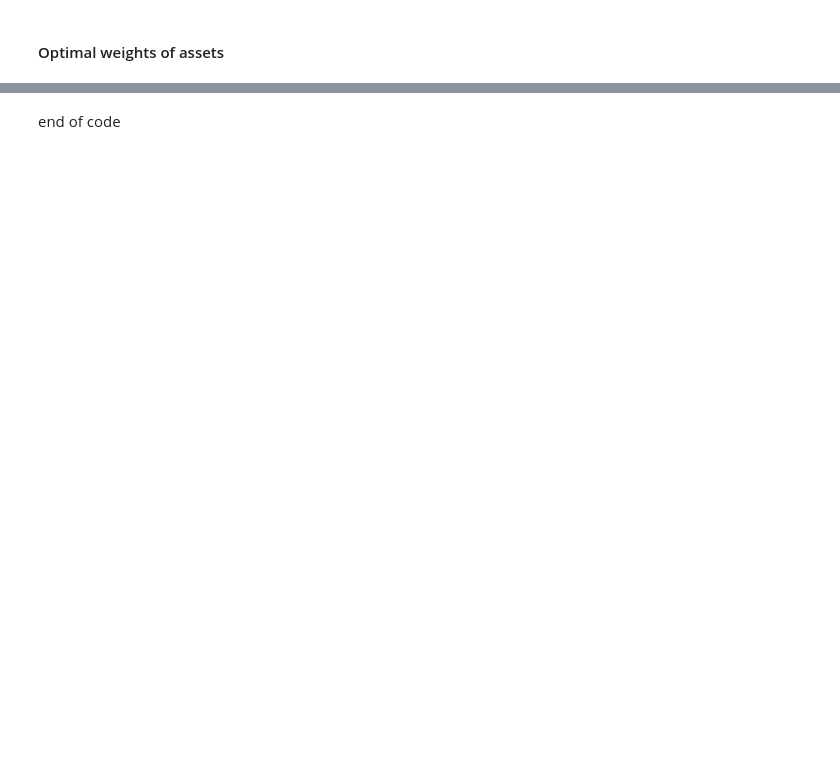
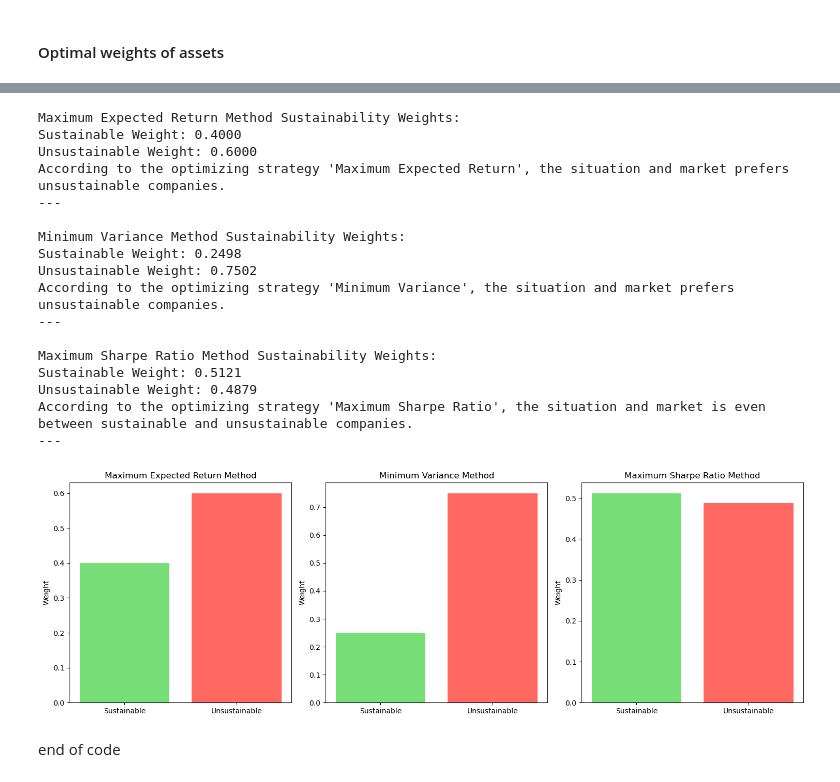
Before and after one commit to rezimarie/Python_Final_project, a Jupyter notebook: SUSTAINABILITY.ipynb, the cells around one changed output, grey strips where cells are left out. Saved outputs shown, nothing was run; the diff lists cells and outputs as text; code cells hidden in the pictures; blank space fills up the shorter version.

```diff
--- a/SUSTAINABILITY.ipynb
+++ b/SUSTAINABILITY.ipynb
@@ -532,2 +423,26 @@ plt.show()
-# %% [markdown]
-end of code
+# %%
+optimal_weights = [optimal_weights_max_exp_return, optimal_weights_min_variance, optimal_weights_max_sharpe]
+method_names = ['Maximum Expected Return', 'Minimum Variance', 'Maximum Sharpe Ratio']
+
+summaries = process_results_and_generate_summaries(optimal_weights, tickers, sustainable_stocks, unsustainable_stocks, method_names)
+# %% [output]
+Maximum Expected Return Method Sustainability Weights:
+Sustainable Weight: 0.4000
+Unsustainable Weight: 0.6000
+According to the optimizing strategy 'Maximum Expected Return', the situation and market prefers unsustainable companies.
+---
+
+Minimum Variance Method Sustainability Weights:
+Sustainable Weight: 0.2498
+Unsustainable Weight: 0.7502
+According to the optimizing strategy 'Minimum Variance', the situation and market prefers unsustainable companies.
+---
+
+Maximum Sharpe Ratio Method Sustainability Weights:
+Sustainable Weight: 0.5121
+Unsustainable Weight: 0.4879
+According to the optimizing strategy 'Maximum Sharpe Ratio', the situation and market is even between sustainable and unsustainable companies.
+---
+[figure, added]
+# %% [markdown]
+end of code
```
Also changed, not shown: parts of 26 cells of this notebook.
